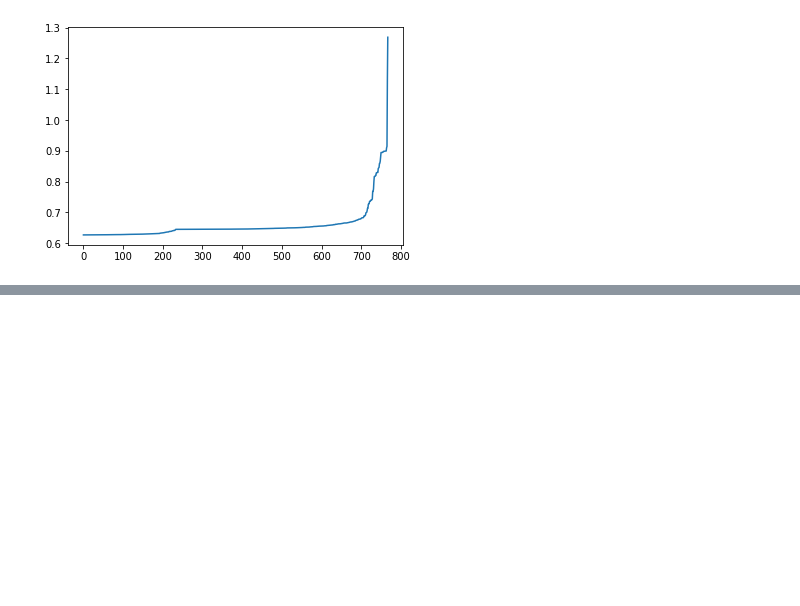
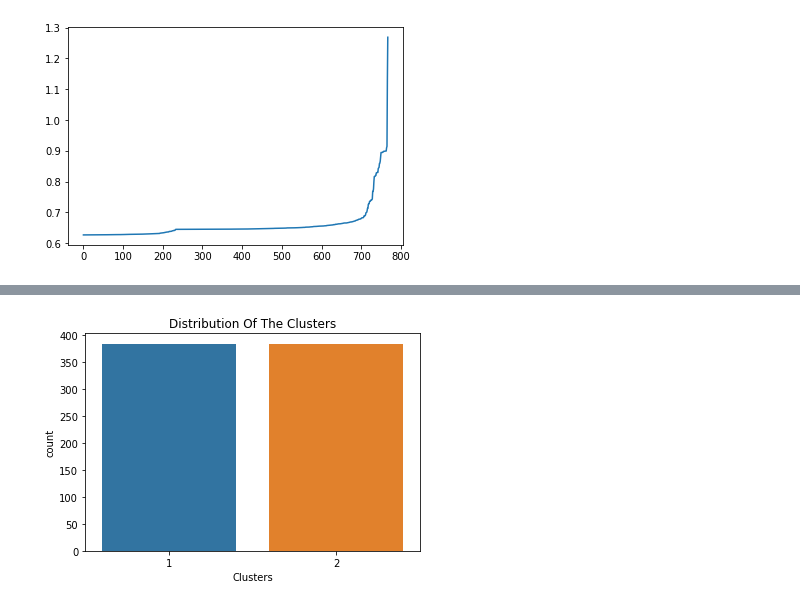
Before and after one commit to uzeziogho/MLDM, a Jupyter notebook: Clustering.ipynb, the cells around one changed output, grey strips where cells are left out. Saved outputs shown, nothing was run; the diff lists cells and outputs as text; code cells hidden in the pictures; blank space fills up the shorter version.

```diff
--- a/Clustering.ipynb
+++ b/Clustering.ipynb
@@ -202,0 +215,12 @@ plt.plot(distances)
+# %%
+#Build a model with kmenas
+
+#Fitting K-Means to the dataset
+kmeans=KMeans(n_clusters=2,init='k-means++',random_state=42)
+y_kmeans=kmeans.fit_predict(X)
+
+# Appending those cluster value into main dataframe (without standard-scalar)
+
+eshopData['Clusters'] = y_kmeans + 1
+
+eshopData.head()
@@ -202,0 +234,6 @@ plt.plot(distances)
+# %%
+pl = sns.countplot(x=eshopData["Clusters"])
+pl.set_title("Distribution Of The Clusters")
+plt.show()
+# %% [output]
+[figure, added]
```
Also changed, not shown: parts of 11 cells of this notebook.
